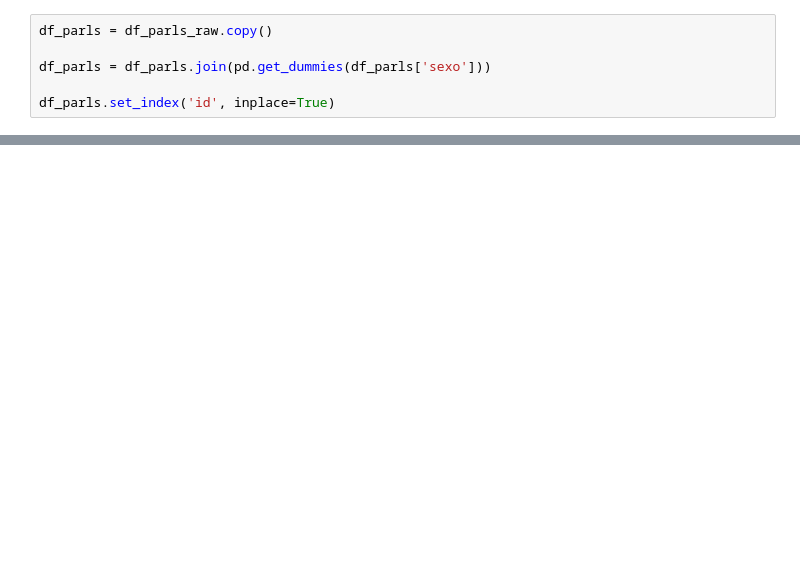
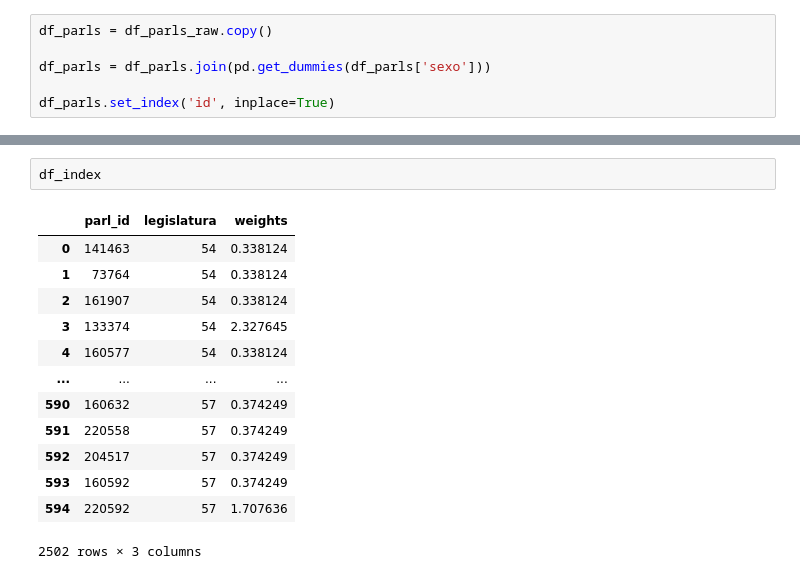
Before and after one commit to AcacioTelechi/redem-index, a Jupyter notebook: studies/ird/indice_representacao_descirtiva.ipynb, the cells around one changed output, grey strips where cells are left out. Saved outputs shown, nothing was run; the diff lists cells and outputs as text; blank space fills up the shorter version.

```diff
--- a/studies/ird/indice_representacao_descirtiva.ipynb
+++ b/studies/ird/indice_representacao_descirtiva.ipynb
@@ -109,0 +123,16 @@ pd.DataFrame(results).plot(x='legislatura', y='adjustment_index', kind='line')
+# %%
+df_index
+# %% [output]
+|  | parl_id | legislatura | weights |
+| 0 | 141463 | 54 | 0.338124 |
+| 1 | 73764 | 54 | 0.338124 |
+| 2 | 161907 | 54 | 0.338124 |
+| 3 | 133374 | 54 | 2.327645 |
+| 4 | 160577 | 54 | 0.338124 |
+| ... | ... | ... | ... |
+| 590 | 160632 | 57 | 0.374249 |
+| 591 | 220558 | 57 | 0.374249 |
+| 592 | 204517 | 57 | 0.374249 |
+| 593 | 160592 | 57 | 0.374249 |
+| 594 | 220592 | 57 | 1.707636 |
+2502 rows × 3 columns
```
Also changed, not shown: parts of 8 cells of this notebook, 8 other files.
